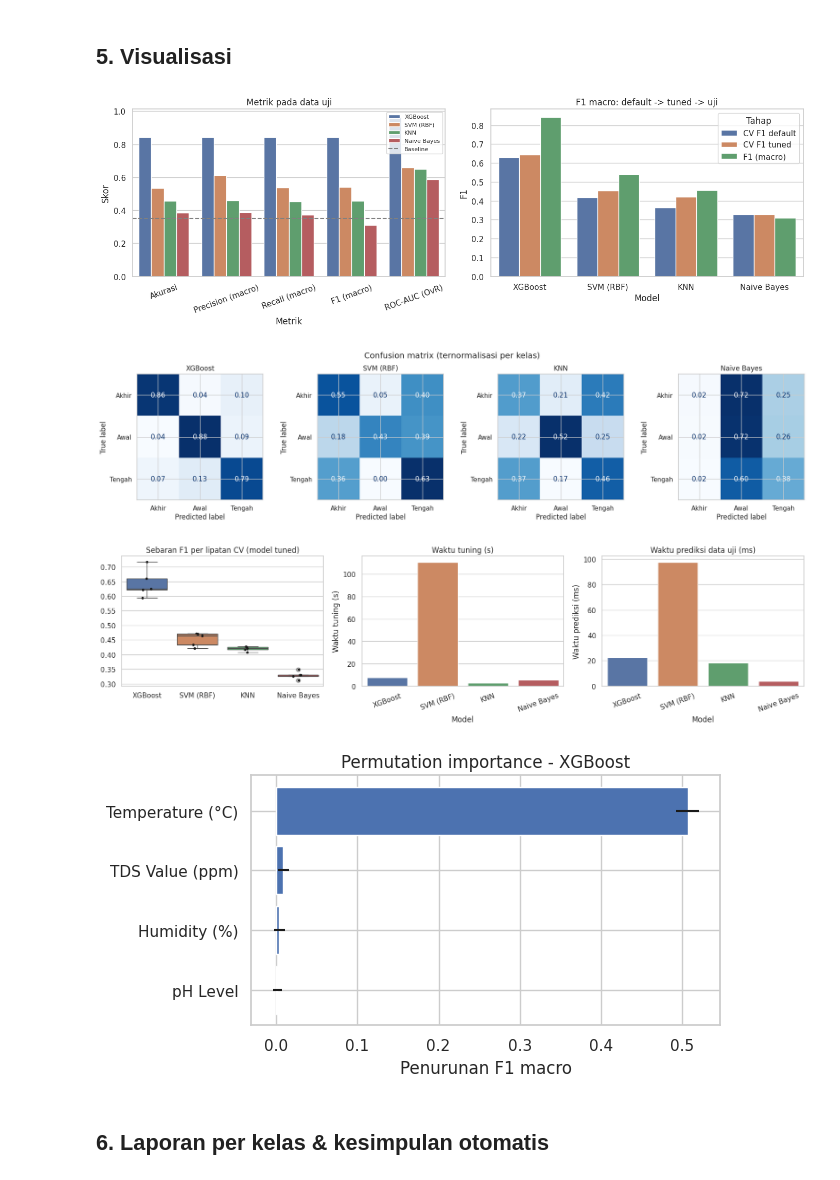
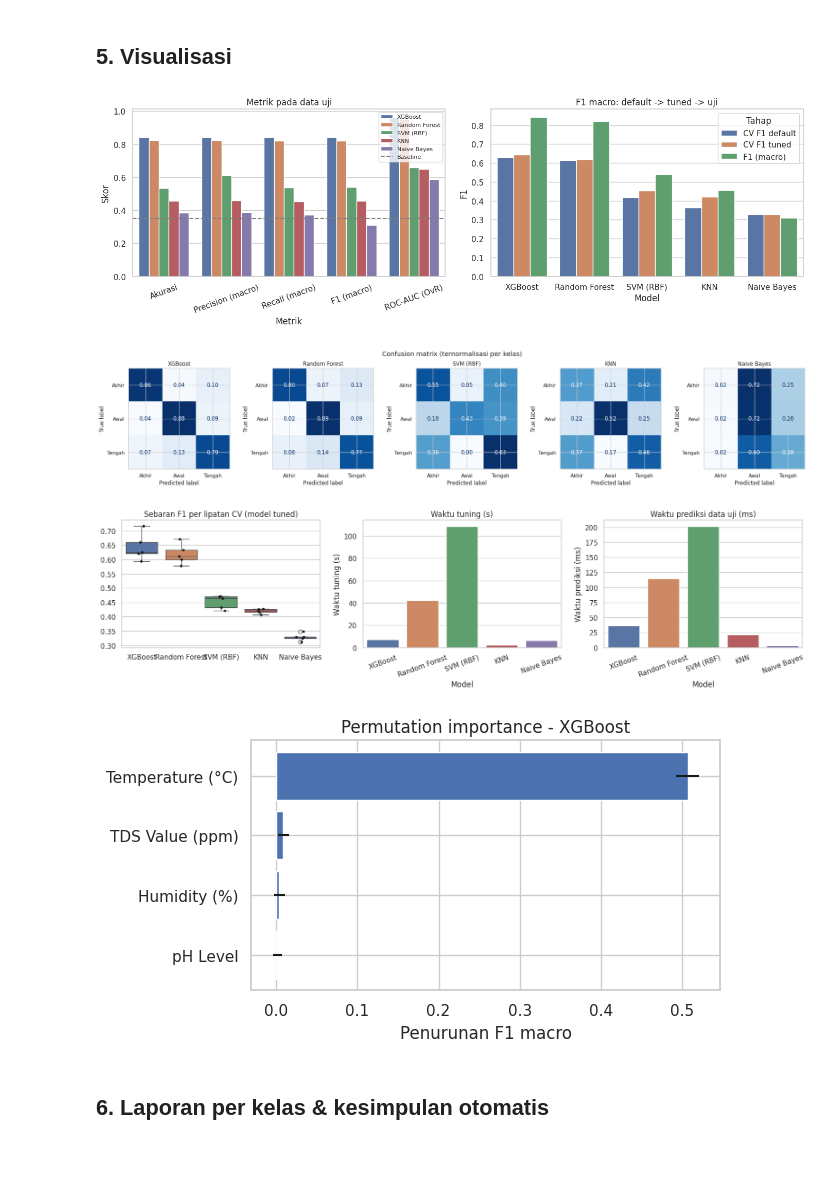
Before and after one commit to DinaKSari/244107020072_PEMBELAJARAN_MESIN, a Jupyter notebook: klasifikasi_perbandingan_selada.ipynb, the cells around one changed output. Drawn from its saved outputs; the diff is of its cells as text; code cells hidden in the pictures.

```diff
--- a/klasifikasi_perbandingan_selada.ipynb
+++ b/klasifikasi_perbandingan_selada.ipynb
@@ -48,7 +50,7 @@ File latih (`lettuce_dataset_training.csv`) tidak punya header, jadi nama kolom
 # %%
 COLS = ['Plant_ID','Date','Temperature (°C)','Humidity (%)','TDS Value (ppm)','pH Level','Growth Days','Temperature (F)','Humidity']
 FEATURES = ['Temperature (°C)','Humidity (%)','TDS Value (ppm)','pH Level']
-PATH_TRAIN, PATH_FULL = 'lettuce_dataset_training.csv', 'lettuce_dataset_updated.csv'
+PATH_TRAIN, PATH_FULL = 'lettuce_dataset_training.csv', 'lettuce.csv'
 
 tr = pd.read_csv(PATH_TRAIN, encoding='latin1', header=None, names=COLS)
 if not str(tr.iloc[0,0]).strip().isdigit(): tr = tr.iloc[1:].reset_index(drop=True)   # buang baris header bila ada
@@ -114,6 +116,8 @@ MODELS = {
                  {'clf__n_neighbors': [3, 5, 11, 21, 31], 'clf__weights': ['uniform','distance'], 'clf__metric': ['euclidean','manhattan']}),
  'XGBoost':     (XGBClassifier(objective='multi:softprob', eval_metric='mlogloss', random_state=SEED, n_jobs=-1, tree_method='hist'),
                  {'clf__n_estimators': [100, 300], 'clf__max_depth': [3, 5], 'clf__learning_rate': [0.05, 0.1]}),
+ 'Random Forest': (RandomForestClassifier(random_state=SEED, n_jobs=-1),
+                 {'clf__n_estimators': [100, 300], 'clf__max_depth': [None, 5, 10], 'clf__min_samples_leaf': [1, 3]}),
 }
 default_cv, best, fit_time = {}, {}, {}
 for nama, (m, grid) in MODELS.items():
@@ -158,35 +164,35 @@ Baseline akurasi = 0.3515
 # %%
 urut = hasil['Model'].tolist(); pal = dict(zip(urut, sns.color_palette('deep', len(urut))))
 fig, ax = plt.subplots(1, 2, figsize=(14, 4.8))
 M = hasil.melt(id_vars='Model', value_vars=['Akurasi','Precision (macro)','Recall (macro)','F1 (macro)','ROC-AUC (OvR)'], var_name='Metrik', value_name='Skor')
 sns.barplot(data=M, x='Metrik', y='Skor', hue='Model', hue_order=urut, ax=ax[0], palette=pal)
 ax[0].axhline(BASELINE, color='gray', ls='--', label='Baseline'); ax[0].set_title('Metrik pada data uji'); ax[0].tick_params(axis='x', rotation=20); ax[0].legend(fontsize=8)
 T = hasil.melt(id_vars='Model', value_vars=['CV F1 default','CV F1 tuned','F1 (macro)'], var_name='Tahap', value_name='F1')
 sns.barplot(data=T, x='Model', y='F1', hue='Tahap', order=urut, ax=ax[1]); ax[1].set_title('F1 macro: default -> tuned -> uji')
 plt.tight_layout(); plt.show()
 
-fig, ax = plt.subplots(1, 4, figsize=(18, 4.3))
+fig, ax = plt.subplots(1, len(urut), figsize=(4.5*len(urut), 4.3))
 for a, nama in zip(ax, urut):
     cm = confusion_matrix(yte, preds[nama], labels=range(len(KELAS)), normalize='true')
     ConfusionMatrixDisplay(cm, display_labels=KELAS).plot(ax=a, colorbar=False, values_format='.2f', cmap='Blues'); a.set_title(nama)
 plt.suptitle('Confusion matrix (ternormalisasi per kelas)'); plt.tight_layout(); plt.show()
 
 fig, ax = plt.subplots(1, 3, figsize=(16, 4.3))
 cvs = pd.DataFrame({n: cross_val_score(best[n].best_estimator_, Xtr, ytr, cv=CV, groups=gtr, scoring='f1_macro') for n in urut})
 sns.boxplot(data=cvs, ax=ax[0], palette=pal); sns.stripplot(data=cvs, ax=ax[0], color='k', size=4); ax[0].set_title('Sebaran F1 per lipatan CV (model tuned)')
 sns.barplot(data=hasil, x='Model', y='Waktu tuning (s)', ax=ax[1], palette=pal); ax[1].set_title('Waktu tuning (s)'); ax[1].tick_params(axis='x', rotation=20)
 sns.barplot(data=hasil, x='Model', y='Waktu prediksi (ms)', ax=ax[2], palette=pal); ax[2].set_title('Waktu prediksi data uji (ms)'); ax[2].tick_params(axis='x', rotation=20)
 plt.tight_layout(); plt.show()
 
 top = urut[0]
 pi = permutation_importance(best[top].best_estimator_, Xte, yte, scoring='f1_macro', n_repeats=20, random_state=SEED)
 s = pd.Series(pi.importances_mean, index=FEATURES).sort_values()
 plt.figure(figsize=(6.5, 3.6)); plt.barh(s.index, s.values, xerr=pd.Series(pi.importances_std, index=FEATURES)[s.index].values, color=pal[top])
 plt.title(f'Permutation importance - {top}'); plt.xlabel('Penurunan F1 macro'); plt.tight_layout(); plt.show()
 # %% [output]
-[figure, old version]
+[figure, new version]
-[figure, old version]
+[figure, new version]
-[figure, old version]
+[figure, new version]
 [figure]
 # %% [markdown]
 ## 6. Laporan per kelas & kesimpulan otomatis
```
Also changed, not shown: parts of 5 cells of this notebook.
